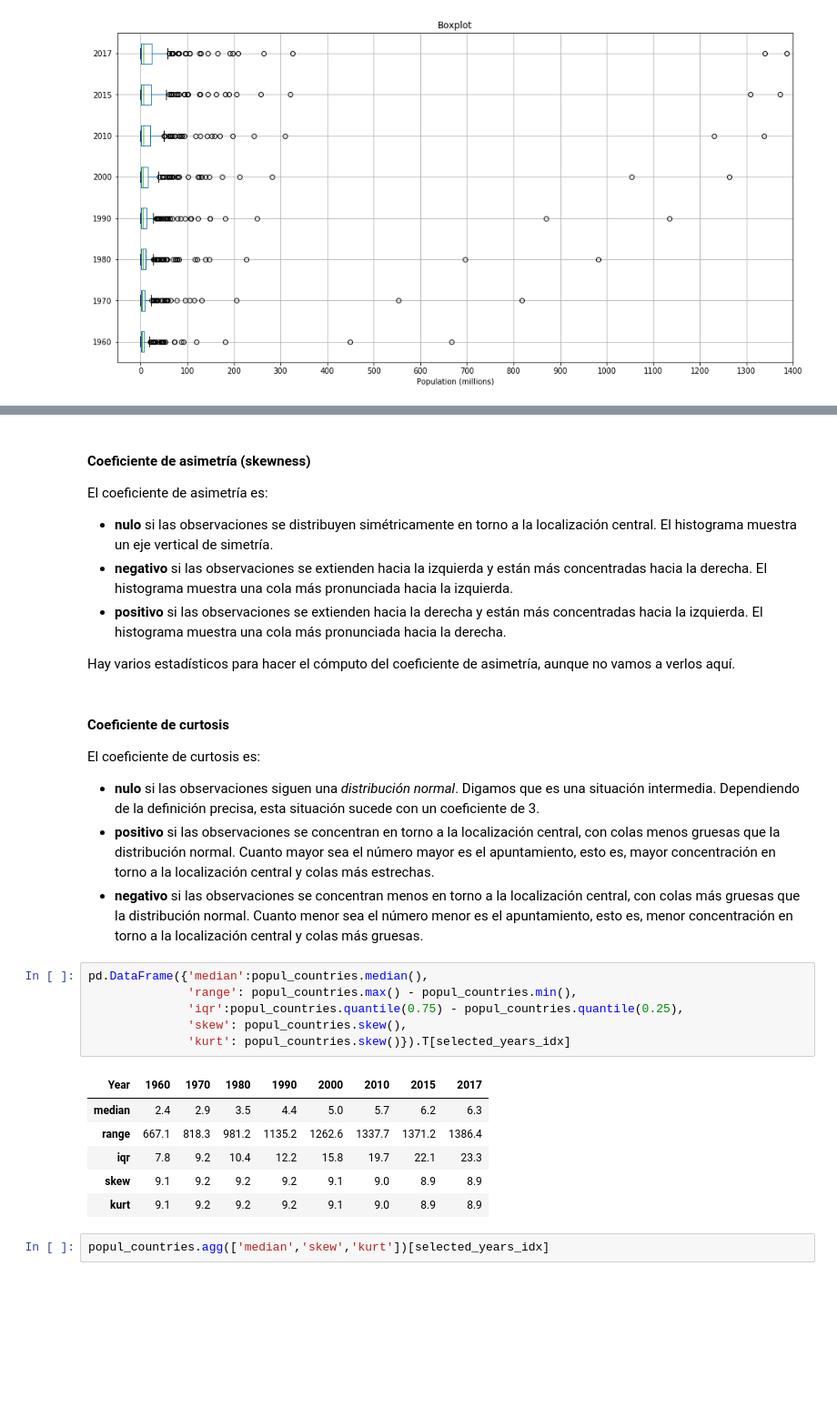
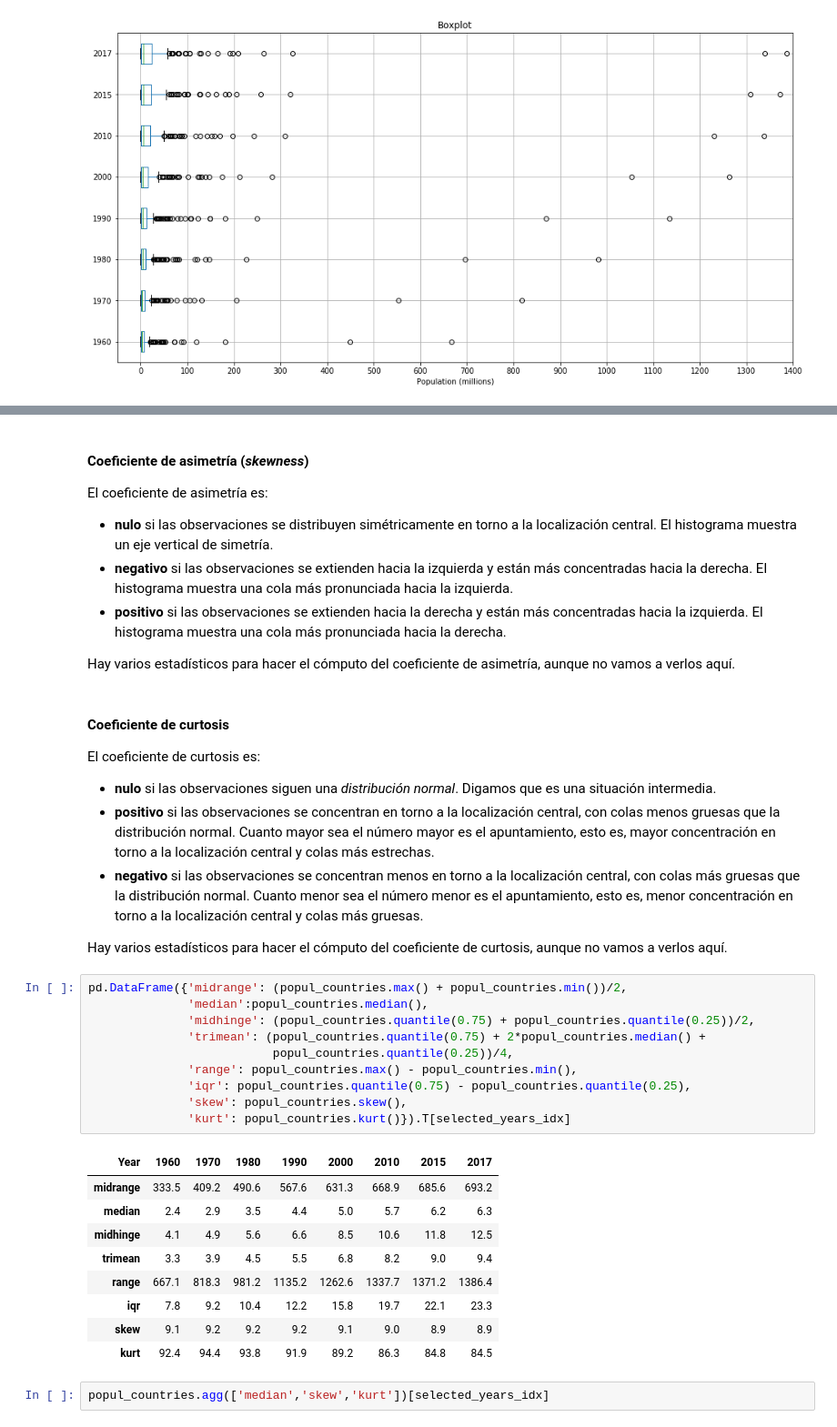
Before and after one commit to jruizalz/EPE-ULPGC, a Jupyter notebook: Bloque_1/1.AnalisisExploratorioDatos.ipynb, the cells around one changed output, grey strips where cells are left out. Shown at 91% size. Cells and saved outputs as stored; diff of their text form; blank space fills up the shorter version.

```diff
--- a/Bloque_1/1.AnalisisExploratorioDatos.ipynb
+++ b/Bloque_1/1.AnalisisExploratorioDatos.ipynb
@@ -672,7 +676,7 @@ La distribución de observaciones se caracteriza con los diversos estadísticos
 * Asimetría: si el histograma se extiende hacia la derecha o hacia la izquierda
 * Apuntamiento (*kurtosis*): indica si las observaciones se distribuyen principalmente en torno a la localización central o, por el contrario, si el hsitograma muestra colas laterales.
 # %% [markdown]
-#### Coeficiente de asimetría (skewness)
+#### Coeficiente de asimetría (*skewness*)
 
 El coeficiente de asimetría es:
 
@@ -686,22 +690,31 @@ Hay varios estadísticos para hacer el cómputo del coeficiente de asimetría, a
 
 El coeficiente de curtosis es:
 
-* **nulo** si las observaciones siguen una *distribución normal*. Digamos que es una situación intermedia. Dependiendo de la definición precisa, esta situación sucede con un coeficiente de 3.
+* **nulo** si las observaciones siguen una *distribución normal*. Digamos que es una situación intermedia.
 * **positivo** si las observaciones se concentran en torno a la localización central, con colas menos gruesas que la distribución normal. Cuanto mayor sea el número mayor es el apuntamiento, esto es, mayor concentración en torno a la localización central y colas más estrechas.
 * **negativo** si las observaciones se concentran menos en torno a la localización central, con colas más gruesas que la distribución normal. Cuanto menor sea el número menor es el apuntamiento, esto es, menor concentración en torno a la localización central y colas más gruesas.
+
+Hay varios estadísticos para hacer el cómputo del coeficiente de curtosis, aunque no vamos a verlos aquí.
 # %%
-pd.DataFrame({'median':popul_countries.median(),
+pd.DataFrame({'midrange': (popul_countries.max() + popul_countries.min())/2,
+              'median':popul_countries.median(),
+              'midhinge': (popul_countries.quantile(0.75) + popul_countries.quantile(0.25))/2,
+              'trimean': (popul_countries.quantile(0.75) + 2*popul_countries.median() +
+                          popul_countries.quantile(0.25))/4,
               'range': popul_countries.max() - popul_countries.min(),
-              'iqr':popul_countries.quantile(0.75) - popul_countries.quantile(0.25),
+              'iqr': popul_countries.quantile(0.75) - popul_countries.quantile(0.25),
               'skew': popul_countries.skew(),
-              'kurt': popul_countries.skew()}).T[selected_years_idx]
+              'kurt': popul_countries.kurt()}).T[selected_years_idx]
 # %% [output]
 | Year | 1960 | 1970 | 1980 | 1990 | 2000 | 2010 | 2015 | 2017 |
+| midrange | 333.5 | 409.2 | 490.6 | 567.6 | 631.3 | 668.9 | 685.6 | 693.2 |
 | median | 2.4 | 2.9 | 3.5 | 4.4 | 5.0 | 5.7 | 6.2 | 6.3 |
+| midhinge | 4.1 | 4.9 | 5.6 | 6.6 | 8.5 | 10.6 | 11.8 | 12.5 |
+| trimean | 3.3 | 3.9 | 4.5 | 5.5 | 6.8 | 8.2 | 9.0 | 9.4 |
 | range | 667.1 | 818.3 | 981.2 | 1135.2 | 1262.6 | 1337.7 | 1371.2 | 1386.4 |
 | iqr | 7.8 | 9.2 | 10.4 | 12.2 | 15.8 | 19.7 | 22.1 | 23.3 |
 | skew | 9.1 | 9.2 | 9.2 | 9.2 | 9.1 | 9.0 | 8.9 | 8.9 |
-| kurt | 9.1 | 9.2 | 9.2 | 9.2 | 9.1 | 9.0 | 8.9 | 8.9 |
+| kurt | 92.4 | 94.4 | 93.8 | 91.9 | 89.2 | 86.3 | 84.8 | 84.5 |
 # %%
 popul_countries.agg(['median','skew','kurt'])[selected_years_idx]
 # %% [output]
```
Also changed, not shown: parts of 64 cells of this notebook, 1 other file.
